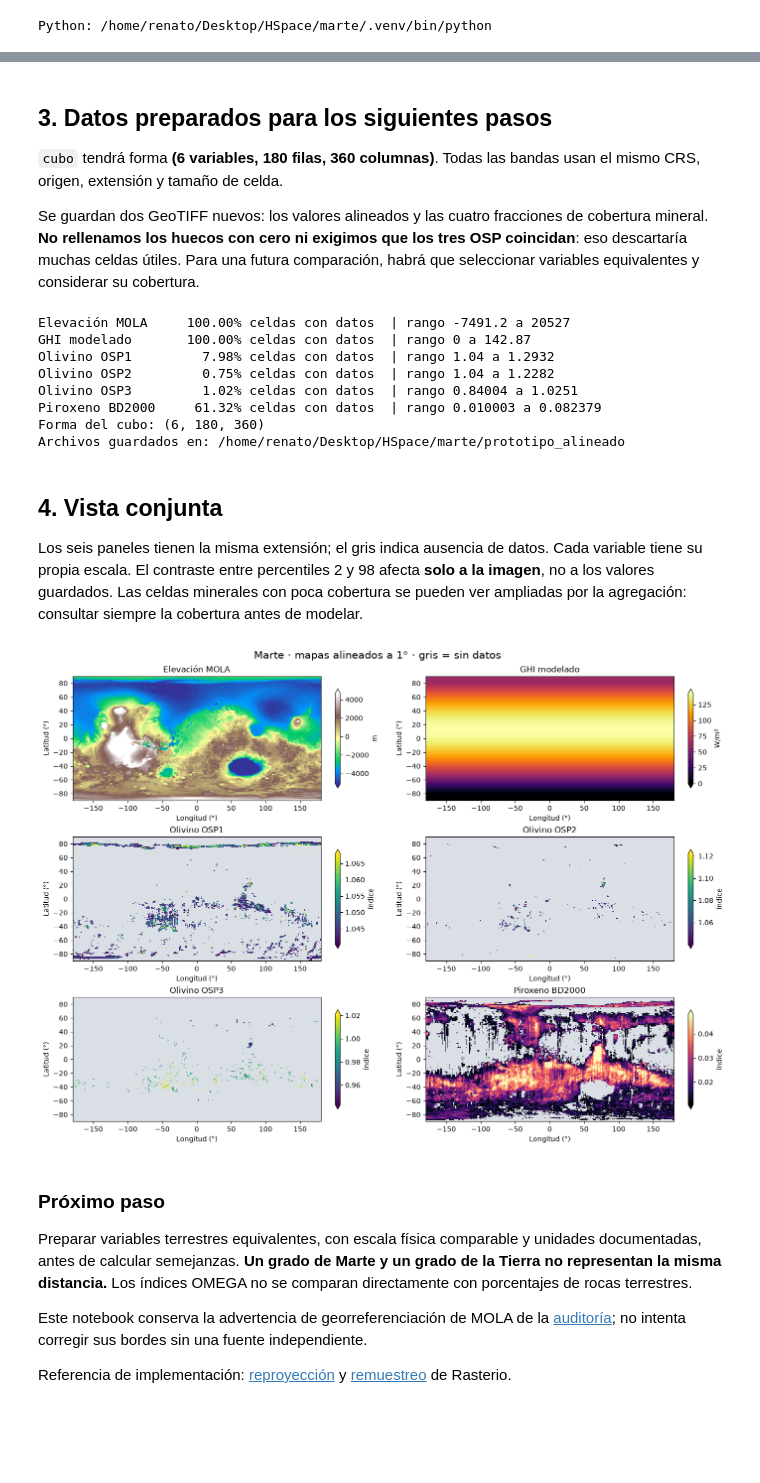
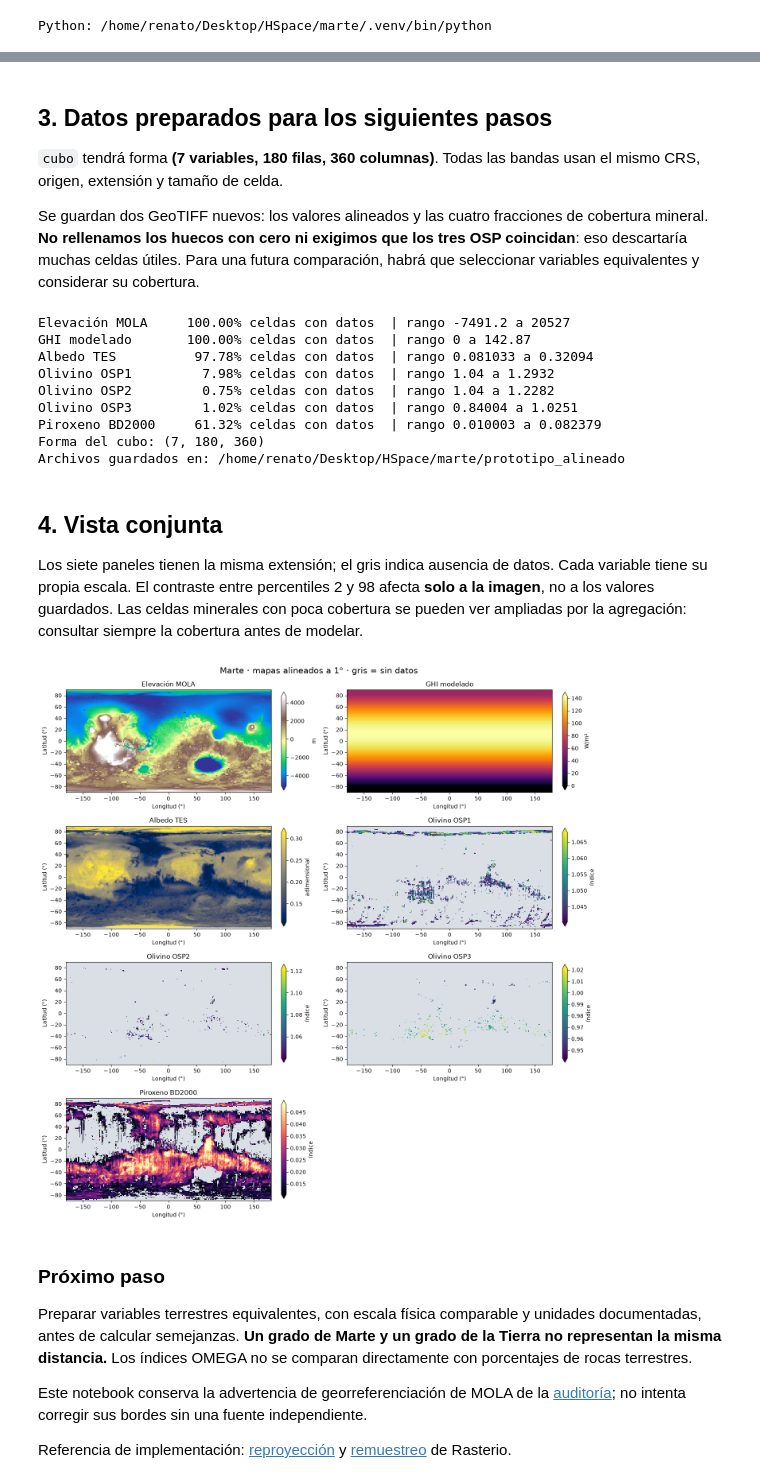
Before and after one commit to CronosHHH/SpaceH, a Jupyter notebook: marte/prototipo_analogos.ipynb, the cells around one changed output, grey strips where cells are left out. Drawn from its saved outputs; the diff is of its cells as text; code cells hidden in the pictures; blank space fills up the shorter version.

```diff
--- a/marte/prototipo_analogos.ipynb
+++ b/marte/prototipo_analogos.ipynb
@@ -49,6 +49,7 @@ def dataset(nombre):
 capas = {
     "Elevación MOLA": (dataset("1-Mars_MGS_MOLA_DEM_mosaic_global_463m.tif"), "m", "terrain"),
     "GHI modelado": (dataset("GHI_marte.tif"), "W/m²", "inferno"),
+    "Albedo TES": (dataset("Albedo_marte.tif"), "adimensional", "cividis"),
     "Olivino OSP1": (dataset("olivine_osp1_equ_map.tiff"), "índice", "viridis"),
     "Olivino OSP2": (dataset("olivine_osp2_equ_map.tiff"), "índice", "viridis"),
     "Olivino OSP3": (dataset("olivine_osp3_equ_map.tiff"), "índice", "viridis"),
@@ -115,7 +118,7 @@ Alineación terminada.
 # %% [markdown]
 ## 3. Datos preparados para los siguientes pasos
 
-`cubo` tendrá forma **(6 variables, 180 filas, 360 columnas)**. Todas las bandas usan el mismo CRS, origen, extensión y tamaño de celda.
+`cubo` tendrá forma **(7 variables, 180 filas, 360 columnas)**. Todas las bandas usan el mismo CRS, origen, extensión y tamaño de celda.
 
 Se guardan dos GeoTIFF nuevos: los valores alineados y las cuatro fracciones de cobertura mineral. **No rellenamos los huecos con cero ni exigimos que los tres OSP coincidan**: eso descartaría muchas celdas útiles. Para una futura comparación, habrá que seleccionar variables equivalentes y considerar su cobertura.
 # %%
@@ -147,34 +150,40 @@ print("Archivos guardados en:", SALIDA)
 # %% [output]
 Elevación MOLA     100.00% celdas con datos  | rango -7491.2 a 20527
 GHI modelado       100.00% celdas con datos  | rango 0 a 142.87
+Albedo TES          97.78% celdas con datos  | rango 0.081033 a 0.32094
 Olivino OSP1         7.98% celdas con datos  | rango 1.04 a 1.2932
 Olivino OSP2         0.75% celdas con datos  | rango 1.04 a 1.2282
 Olivino OSP3         1.02% celdas con datos  | rango 0.84004 a 1.0251
 Piroxeno BD2000     61.32% celdas con datos  | rango 0.010003 a 0.082379
-Forma del cubo: (6, 180, 360)
+Forma del cubo: (7, 180, 360)
 Archivos guardados en: /home/renato/Desktop/HSpace/marte/prototipo_alineado
 # %% [markdown]
 ## 4. Vista conjunta
 
-Los seis paneles tienen la misma extensión; el gris indica ausencia de datos. Cada variable tiene su propia escala. El contraste entre percentiles 2 y 98 afecta **solo a la imagen**, no a los valores guardados. Las celdas minerales con poca cobertura se pueden ver ampliadas por la agregación: consultar siempre la cobertura antes de modelar.
+Los siete paneles tienen la misma extensión; el gris indica ausencia de datos. Cada variable tiene su propia escala. El contraste entre percentiles 2 y 98 afecta **solo a la imagen**, no a los valores guardados. Las celdas minerales con poca cobertura se pueden ver ampliadas por la agregación: consultar siempre la cobertura antes de modelar.
 # %%
-fig, ejes = plt.subplots(3, 2, figsize=(14, 10), constrained_layout=True)
+columnas = 2
+filas = (len(datos) + columnas - 1) // columnas
+fig, ejes = plt.subplots(filas, columnas, figsize=(14, 3.5 * filas),
+                         squeeze=False, constrained_layout=True)
 for ax, (nombre, matriz) in zip(ejes.flat, datos.items()):
     _, unidad, paleta = capas[nombre]
     cmap = plt.get_cmap(paleta).copy()
     cmap.set_bad("#d9dfe5")
     vmin, vmax = np.nanpercentile(matriz, [2, 98])
     im = ax.imshow(
         np.ma.masked_invalid(matriz), extent=(-180, 180, -90, 90),
         origin="upper", interpolation="nearest", cmap=cmap, vmin=vmin, vmax=vmax,
     )
     ax.set(title=nombre, xlabel="Longitud (°)", ylabel="Latitud (°)")
     fig.colorbar(im, ax=ax, label=unidad, shrink=.8, extend="both")
+for ax in ejes.flat[len(datos):]:
+    ax.set_visible(False)
 fig.suptitle("Marte · mapas alineados a 1° · gris = sin datos", fontsize=15)
 fig.savefig(SALIDA / "marte_conjunto.png", dpi=160)
 plt.show()
 # %% [output]
-[figure, old version]
+[figure, new version]
 # %% [markdown]
 ### Próximo paso
 
```
Also changed, not shown: parts of 5 cells of this notebook, 6 other files.
